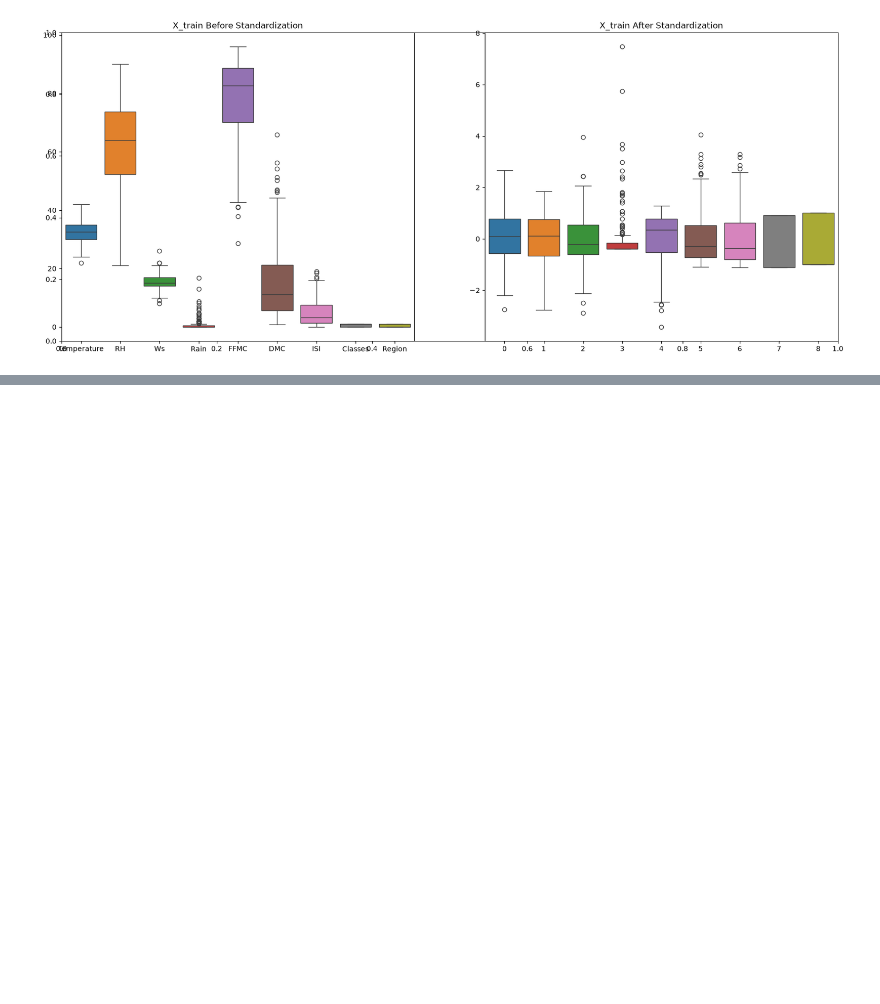
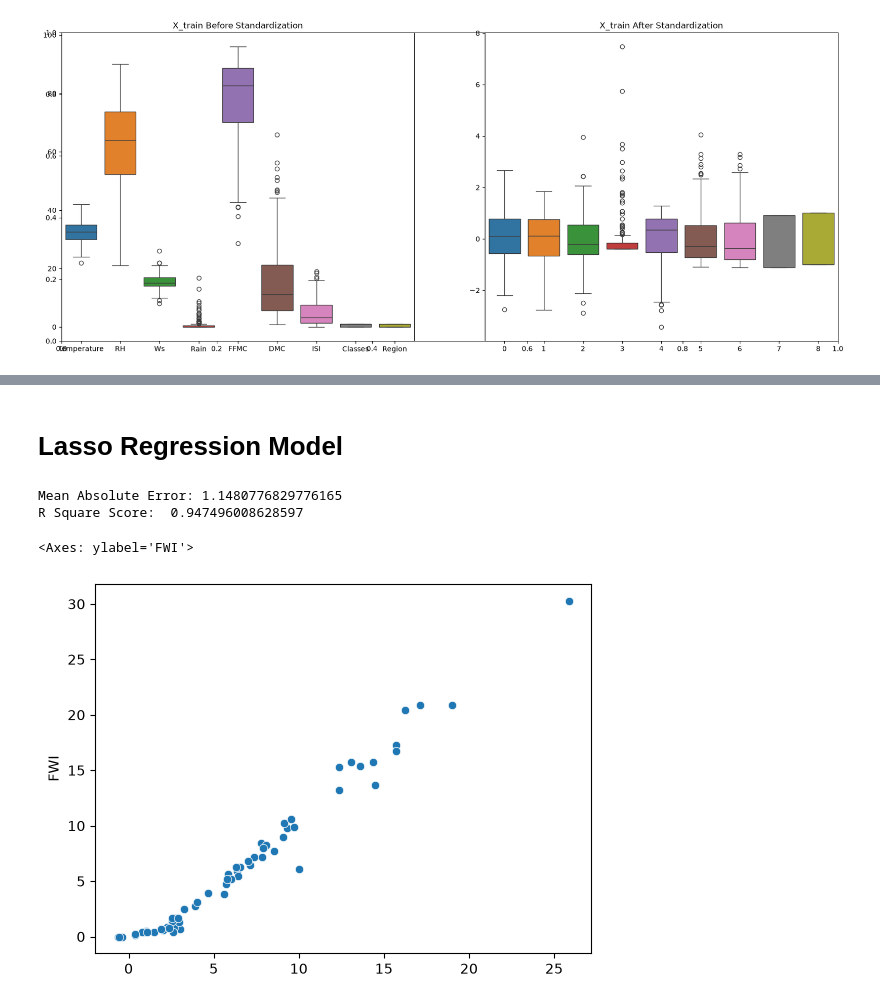
Before and after one commit to SVyeole08/Machine-Learning, a Jupyter notebook: 4.1_Model_Training.ipynb, the cells around one changed output, grey strips where cells are left out. Drawn from its saved outputs; the diff is of its cells as text; code cells hidden in the pictures; blank space fills up the shorter version.

```diff
--- a/4.1_Model_Training.ipynb
+++ b/4.1_Model_Training.ipynb
@@ -88,0 +111,19 @@ Text(0.5, 1.0, 'X_train After Standardization')
+# %% [markdown]
+# Lasso Regression Model
+# %%
+from sklearn.linear_model import Lasso
+
+lso = Lasso()
+lso.fit(X_train_scaled, y_train)
+y_pred = lso.predict(X_test_scaled)
+mae = mean_absolute_error(y_test, y_pred)
+score = r2_score(y_test, y_pred)
+print("Mean Absolute Error:", mae)
+print("R Square Score: ", score)
+
+sns.scatterplot(x=y_pred, y=y_test)
+# %% [output]
+Mean Absolute Error: 1.1480776829776165
+R Square Score:  0.947496008628597
+<Axes: ylabel='FWI'>
+[figure, added]
```
Also changed, not shown: parts of 12 cells of this notebook.
